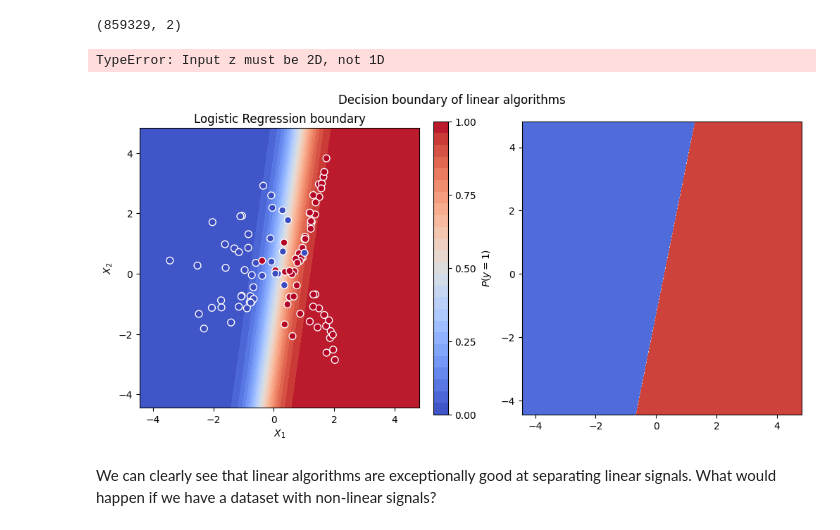
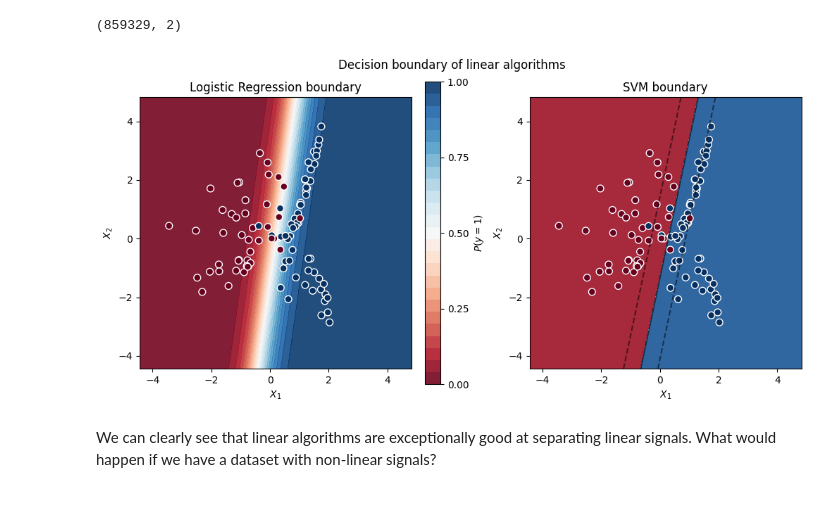
Before and after one commit to hooman-b/Machine_learning_assignments, a Jupyter notebook: Supervised_Learning/Fifth_Assignment/E_LR_SVM.ipynb, the cells around one changed output. Cells and saved outputs as stored; diff of their text form; code cells hidden in the pictures; blank space fills up the shorter version.

```diff
--- a/Supervised_Learning/Fifth_Assignment/E_LR_SVM.ipynb
+++ b/Supervised_Learning/Fifth_Assignment/E_LR_SVM.ipynb
@@ -176,7 +195,7 @@ y_train, y_test = y[:100], y[100:]
 # %%
 # make the models
 lr = LogisticRegression()
-svm = LinearSVC(C=0.75)
+svm = LinearSVC(C=1)
 # %%
 # train the models by using training data
 lr.fit(X_train, y_train)
@@ -266,45 +293,48 @@ lr_prob = lr.predict_proba(grid)[:, 1].reshape(xx.shape)
 
 # Predict class labels for samples in X.
 svm_pred = svm.predict(grid).reshape(xx.shape)
+# %%
+# find the values of the testing data point within the margin area
+decision_values_model = svm.decision_function(grid).reshape(xx.shape)
 # %%
 fig, axes = plt.subplots(nrows=1, ncols=2, figsize=(10, 5), layout="constrained")
 
 fig.suptitle('Decision boundary of linear algorithms')
 
 # flatten for easier manipulation
 axes.ravel()
 
 # logistic regression
-contour = axes[0].contourf(xx, yy, lr_prob, 25, cmap=plt.cm.coolwarm)
+contour = axes[0].contourf(xx, yy, lr_prob, 25, cmap=plt.cm.RdBu, alpha=0.9)
 ax_c = fig.colorbar(contour)
 ax_c.set_label('$P(y = 1)$')
 ax_c.set_ticks([0, .25, .5, .75, 1])
-axes[0].scatter(X_test[:, 0], X_test[:, 1], c=y_test, edgecolor='white', linewidth=1, s=50, cmap=plt.cm.coolwarm)
+axes[0].scatter(X_test[:, 0], X_test[:, 1], c=y_test, edgecolor='white', linewidth=1, s=50, cmap=plt.cm.RdBu)
 axes[0].set(aspect='equal',
            xlim=(X.min() - 1, X.max() + 1),
            ylim=(X.min() - 1, X.max() + 1),
            xlabel='$X_1$',
            ylabel='$X_2$')
 axes[0].set_title('Logistic Regression boundary')
 
 # SVM
-axes[1].contourf(xx, yy, svm_pred, cmap=plt.cm.coolwarm)
+axes[1].contourf(xx, yy, svm_pred, cmap=plt.cm.RdBu, alpha=0.9)
 
-axes[1].contour(xx, yy, decision_values, colors='k', levels=[-1, 0, 1], alpha=0.5, linestyles=['--', '-', '--'])
+# decision boundaries
+axes[1].contour(xx, yy, decision_values_model, colors='k', levels=[-1, 0, 1], alpha=0.5, linestyles=['--', '-', '--'])
 
-axes[1].scatter(X_test[:, 0], X_test[:, 1], c=y_test, edgecolor='white', linewidth=1, s=50, cmap=plt.cm.coolwarm)
+axes[1].scatter(X_test[:, 0], X_test[:, 1], c=y_test, edgecolor='white', linewidth=1, s=50, cmap=plt.cm.RdBu)
 
 axes[1].set(aspect='equal',
            xlim=(X.min() - 1, X.max() + 1),
            ylim=(X.min() - 1, X.max() + 1),
            xlabel='$X_1$',
            ylabel='$X_2$')
 axes[1].set_title('SVM boundary')
 
 plt.show()
 # %% [output]
-TypeError: Input z must be 2D, not 1D
-[figure, old version]
+[figure, new version]
 # %% [markdown]
 We can clearly see that linear algorithms are exceptionally good at separating linear signals. What would happen if we have a dataset with non-linear signals?
 # %%
```
Also changed, not shown: parts of 26 cells of this notebook.
